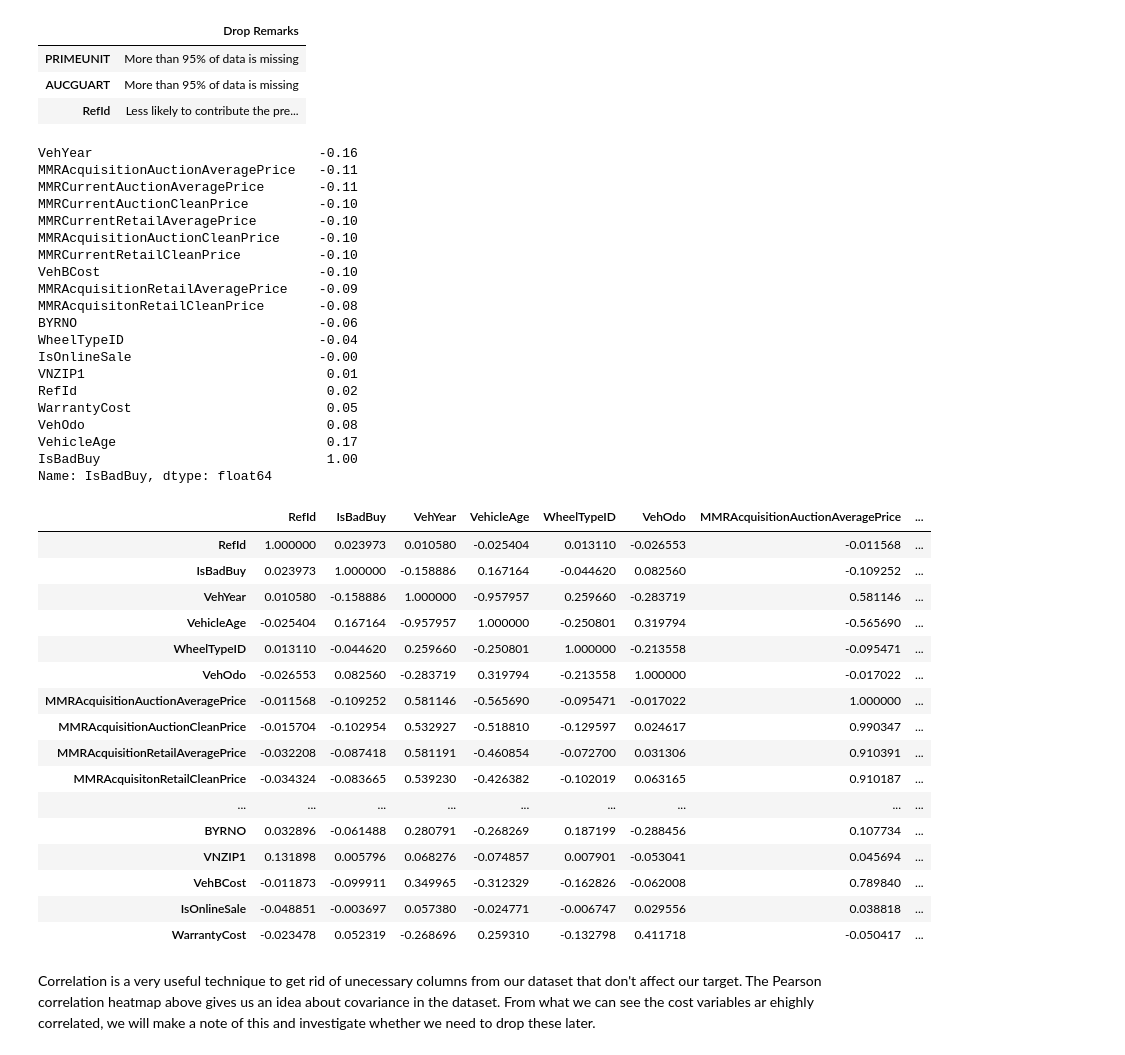
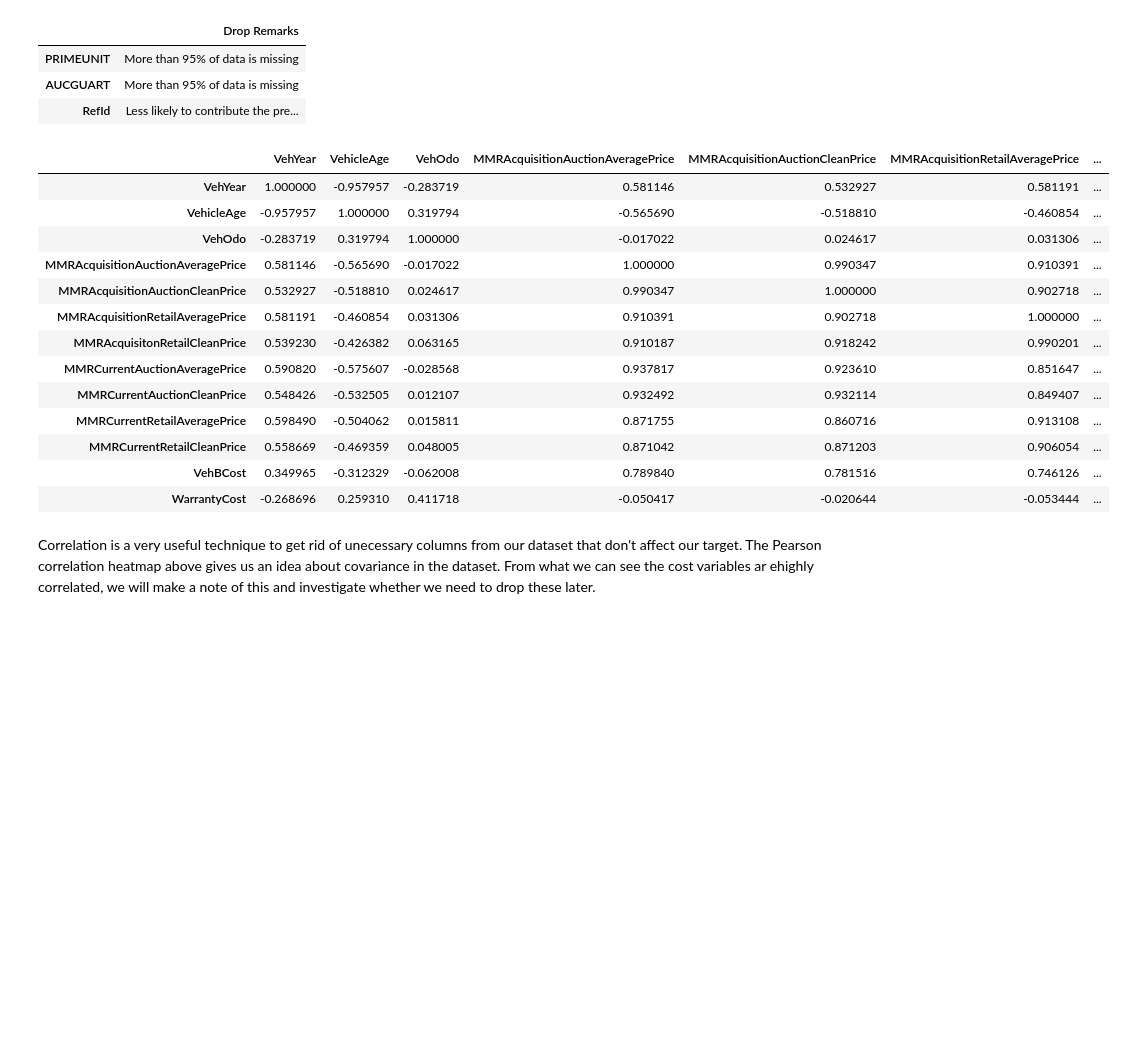
Before and after one commit to itsalwaysamir/kaggle, a Jupyter notebook: used-cars-purchase.ipynb, the cells around one changed output. Saved outputs shown, nothing was run; the diff lists cells and outputs as text; code cells hidden in the pictures; blank space fills up the shorter version.

```diff
--- a/used-cars-purchase.ipynb
+++ b/used-cars-purchase.ipynb
@@ -197,51 +197,25 @@ drop_cols
 | AUCGUART | More than 95% of data is missing |
 | RefId | Less likely to contribute the pre... |
 # %%
-# Check data correlation: Sort most highly correlated values
-display(df_train.corr()['IsBadBuy'].sort_values())
-
 # Correlation heatmap
 # Colormap: Most negative correlations (dark-blue) to most positive correlation (dark red)
-corr = df_train.corr()
+corr = df_train[num_cols].corr()
 corr.style.background_gradient(cmap='coolwarm')
 # %% [output]
-VehYear                             -0.16
-MMRAcquisitionAuctionAveragePrice   -0.11
-MMRCurrentAuctionAveragePrice       -0.11
-MMRCurrentAuctionCleanPrice         -0.10
-MMRCurrentRetailAveragePrice        -0.10
-MMRAcquisitionAuctionCleanPrice     -0.10
-MMRCurrentRetailCleanPrice          -0.10
-VehBCost                            -0.10
-MMRAcquisitionRetailAveragePrice    -0.09
-MMRAcquisitonRetailCleanPrice       -0.08
-BYRNO                               -0.06
-WheelTypeID                         -0.04
-IsOnlineSale                        -0.00
-VNZIP1                               0.01
-RefId                                0.02
-WarrantyCost                         0.05
-VehOdo                               0.08
-VehicleAge                           0.17
-IsBadBuy                             1.00
-Name: IsBadBuy, dtype: float64
-|  | RefId | IsBadBuy | VehYear | VehicleAge | WheelTypeID | VehOdo | MMRAcquisitionAuctionAveragePrice | ... |
-| RefId | 1.000000 | 0.023973 | 0.010580 | -0.025404 | 0.013110 | -0.026553 | -0.011568 | ... |
-| IsBadBuy | 0.023973 | 1.000000 | -0.158886 | 0.167164 | -0.044620 | 0.082560 | -0.109252 | ... |
-| VehYear | 0.010580 | -0.158886 | 1.000000 | -0.957957 | 0.259660 | -0.283719 | 0.581146 | ... |
-| VehicleAge | -0.025404 | 0.167164 | -0.957957 | 1.000000 | -0.250801 | 0.319794 | -0.565690 | ... |
-| WheelTypeID | 0.013110 | -0.044620 | 0.259660 | -0.250801 | 1.000000 | -0.213558 | -0.095471 | ... |
-| VehOdo | -0.026553 | 0.082560 | -0.283719 | 0.319794 | -0.213558 | 1.000000 | -0.017022 | ... |
-| MMRAcquisitionAuctionAveragePrice | -0.011568 | -0.109252 | 0.581146 | -0.565690 | -0.095471 | -0.017022 | 1.000000 | ... |
-| MMRAcquisitionAuctionCleanPrice | -0.015704 | -0.102954 | 0.532927 | -0.518810 | -0.129597 | 0.024617 | 0.990347 | ... |
-| MMRAcquisitionRetailAveragePrice | -0.032208 | -0.087418 | 0.581191 | -0.460854 | -0.072700 | 0.031306 | 0.910391 | ... |
-| MMRAcquisitonRetailCleanPrice | -0.034324 | -0.083665 | 0.539230 | -0.426382 | -0.102019 | 0.063165 | 0.910187 | ... |
-| ... | ... | ... | ... | ... | ... | ... | ... | ... |
-| BYRNO | 0.032896 | -0.061488 | 0.280791 | -0.268269 | 0.187199 | -0.288456 | 0.107734 | ... |
-| VNZIP1 | 0.131898 | 0.005796 | 0.068276 | -0.074857 | 0.007901 | -0.053041 | 0.045694 | ... |
-| VehBCost | -0.011873 | -0.099911 | 0.349965 | -0.312329 | -0.162826 | -0.062008 | 0.789840 | ... |
-| IsOnlineSale | -0.048851 | -0.003697 | 0.057380 | -0.024771 | -0.006747 | 0.029556 | 0.038818 | ... |
-| WarrantyCost | -0.023478 | 0.052319 | -0.268696 | 0.259310 | -0.132798 | 0.411718 | -0.050417 | ... |
+|  | VehYear | VehicleAge | VehOdo | MMRAcquisitionAuctionAveragePrice | MMRAcquisitionAuctionCleanPrice | MMRAcquisitionRetailAveragePrice | ... |
+| VehYear | 1.000000 | -0.957957 | -0.283719 | 0.581146 | 0.532927 | 0.581191 | ... |
+| VehicleAge | -0.957957 | 1.000000 | 0.319794 | -0.565690 | -0.518810 | -0.460854 | ... |
+| VehOdo | -0.283719 | 0.319794 | 1.000000 | -0.017022 | 0.024617 | 0.031306 | ... |
+| MMRAcquisitionAuctionAveragePrice | 0.581146 | -0.565690 | -0.017022 | 1.000000 | 0.990347 | 0.910391 | ... |
+| MMRAcquisitionAuctionCleanPrice | 0.532927 | -0.518810 | 0.024617 | 0.990347 | 1.000000 | 0.902718 | ... |
+| MMRAcquisitionRetailAveragePrice | 0.581191 | -0.460854 | 0.031306 | 0.910391 | 0.902718 | 1.000000 | ... |
+| MMRAcquisitonRetailCleanPrice | 0.539230 | -0.426382 | 0.063165 | 0.910187 | 0.918242 | 0.990201 | ... |
+| MMRCurrentAuctionAveragePrice | 0.590820 | -0.575607 | -0.028568 | 0.937817 | 0.923610 | 0.851647 | ... |
+| MMRCurrentAuctionCleanPrice | 0.548426 | -0.532505 | 0.012107 | 0.932492 | 0.932114 | 0.849407 | ... |
+| MMRCurrentRetailAveragePrice | 0.598490 | -0.504062 | 0.015811 | 0.871755 | 0.860716 | 0.913108 | ... |
+| MMRCurrentRetailCleanPrice | 0.558669 | -0.469359 | 0.048005 | 0.871042 | 0.871203 | 0.906054 | ... |
+| VehBCost | 0.349965 | -0.312329 | -0.062008 | 0.789840 | 0.781516 | 0.746126 | ... |
+| WarrantyCost | -0.268696 | 0.259310 | 0.411718 | -0.050417 | -0.020644 | -0.053444 | ... |
 # %% [markdown]
 Correlation is a very useful technique to get rid of unecessary columns from our dataset that don't affect our target.
 The Pearson correlation heatmap above gives us an idea about covariance in the dataset. From what we can see the cost variables ar ehighly correlated, we will make a note of this and investigate whether we need to drop these later.
```
Also changed, not shown: parts of 59 cells of this notebook.
